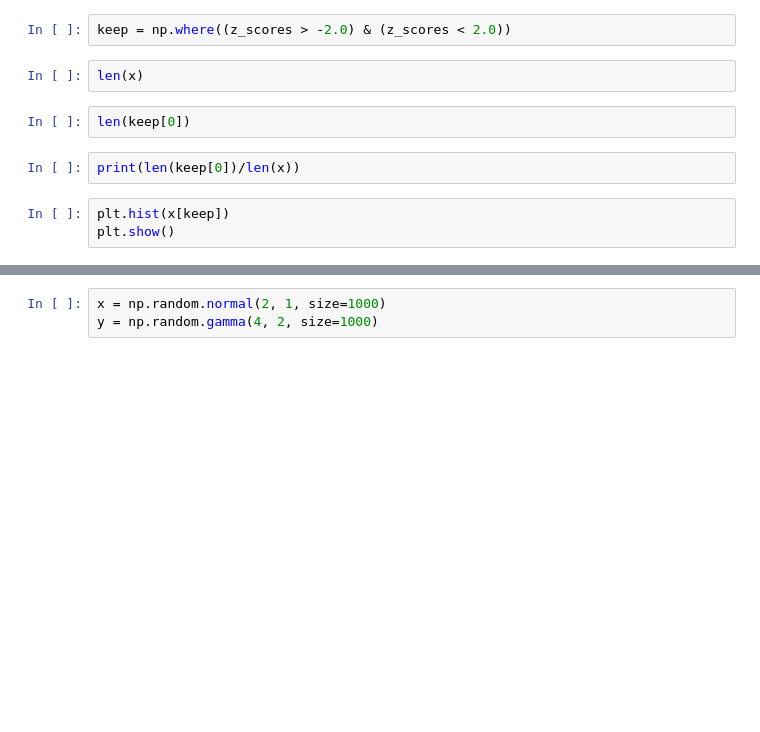
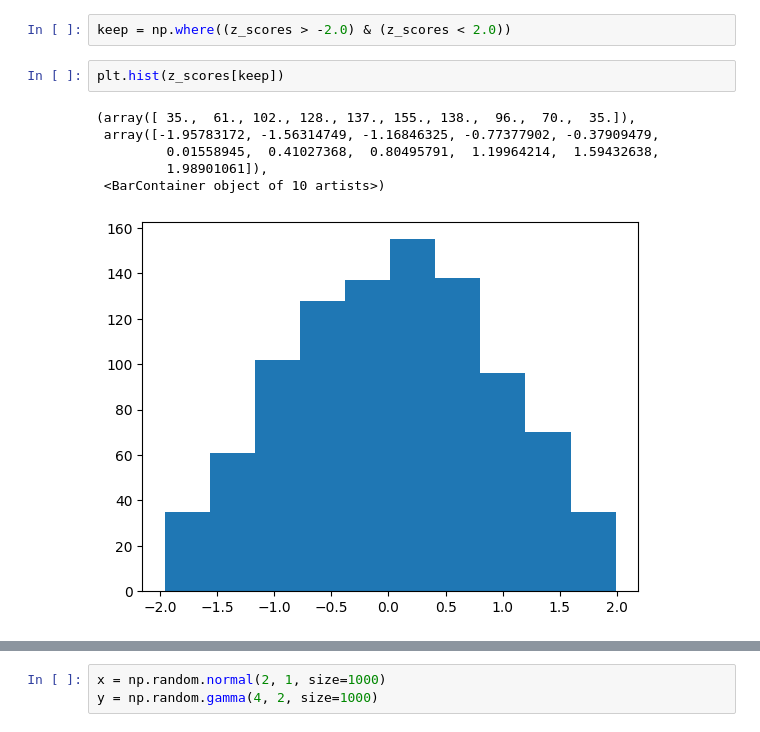
Before and after one commit to rhodes-byu/cs-stat-180, a Jupyter notebook: notebooks/06a-eda.ipynb, the cells around one changed output, grey strips where cells are left out. Saved outputs shown, nothing was run; the diff lists cells and outputs as text; blank space fills up the shorter version.

```diff
--- a/notebooks/06a-eda.ipynb
+++ b/notebooks/06a-eda.ipynb
@@ -159,11 +401,11 @@ axes[1].title.set_text('Z-Score Data')
 # %%
 keep = np.where((z_scores > -2.0) & (z_scores < 2.0))
-# %%
-len(x)
-# %%
-len(keep[0])
-# %%
-print(len(keep[0])/len(x))
 # %%
-plt.hist(x[keep])
-plt.show()
+plt.hist(z_scores[keep])
+# %% [output]
+(array([ 35.,  61., 102., 128., 137., 155., 138.,  96.,  70.,  35.]),
+ array([-1.95783172, -1.56314749, -1.16846325, -0.77377902, -0.37909479,
+         0.01558945,  0.41027368,  0.80495791,  1.19964214,  1.59432638,
+         1.98901061]),
+ <BarContainer object of 10 artists>)
+[figure, added]
```
Also changed, not shown: parts of 100 cells of this notebook, 3 other files.
